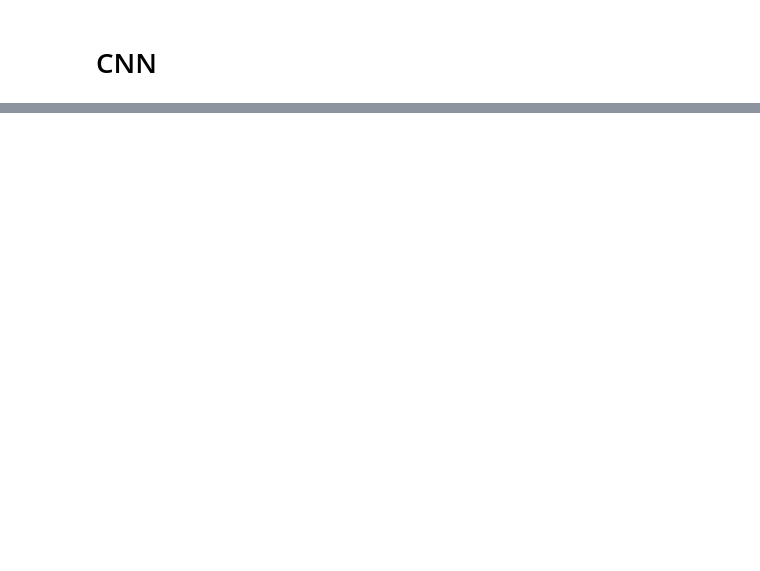
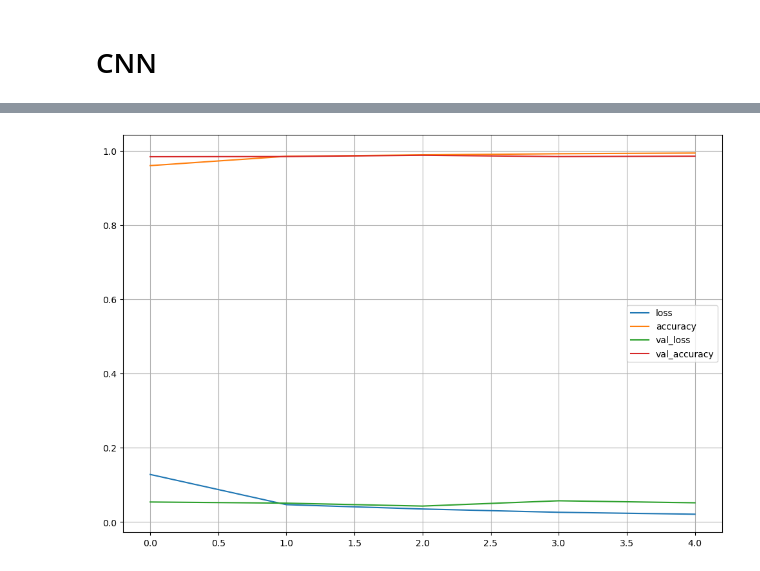
Before and after one commit to YoonJiHwan98/Sejoing_Univ_3-2, a Jupyter notebook: AI Class/과제6_17011733_윤지환.ipynb, the cells around one changed output, grey strips where cells are left out. Saved outputs shown, nothing was run; the diff lists cells and outputs as text; code cells hidden in the pictures; blank space fills up the shorter version.

```diff
--- a/AI Class/과제6_17011733_윤지환.ipynb
+++ b/AI Class/과제6_17011733_윤지환.ipynb
@@ -149,9 +149,9 @@ coufusion_matrix :
 # %% [markdown]
 ## RandomForest
 # %%
-from sklearn.ensemble import RandomForestClassifier  ## max_depth 를 너무 깊게 하면 안된다.. n_ 이것도 너무 깊게는 X...
+from sklearn.ensemble import RandomForestClassifier
 
-rnd_clf = RandomForestClassifier(n_estimators=500,max_leaf_nodes=16,random_state=42)# 위와 같은 조건으로 random forest 선언
+rnd_clf = RandomForestClassifier(n_estimators=500,max_depth=10,random_state=42)# 위와 같은 조건으로 random forest 선언
 rnd_clf.fit(X_train,y_train)# random forest classifier 학습
 # 심플하게 구현할 수 있는 장점이 있어서 랜덤포레스트를 자주 사용한다.
 # %% [output]
@@ -176,0 +179,12 @@ coufusion_matrix :
+# %%
+from sklearn.model_selection import GridSearchCV
+
+# GridSearchCV 를 통해 파라미터 튜닝을 진행
+tuned_parameters = {
+    'n_estimators' : [300],
+    'max_depth': range(2,10,1),
+    'min_samples_leaf': range(2,10,1),
+}
+
+model_grid = GridSearchCV(RandomForestClassifier(random_state=42,n_jobs=-1), tuned_parameters, cv=3, scoring="accuracy", verbose=2, refit=True)
+model_grid.fit(X_train, y_train)
@@ -177,5 +236,8 @@ coufusion_matrix :
 # %% [markdown]
 # CNN
+# %%
+X_train = X_train.values.reshape((-1,28 ,28))
+X_test = X_test.values.reshape((-1,28 ,28))
 # %%
 num_classes = 10
 
@@ -201,0 +282,10 @@ NameError: name 'input_shape' is not defined
+# %%
+import time
+
+model.compile(optimizer='adam', loss = 'sparse_categorical_crossentropy', metrics=['accuracy'])
+
+start_time = time.time()
+
+hist = model.fit(X_train, y_train, epochs=5, verbose = 1, validation_data=(X_test, y_test))
+
+print(f'Fit Time :{time.time() - start_time}')
@@ -201,0 +304,13 @@ NameError: name 'input_shape' is not defined
+# %%
+import matplotlib.pyplot as plt
+
+plot_target = ['loss' , 'accuracy', 'val_loss', 'val_accuracy']
+plt.figure(figsize=(12, 8))
+
+for each in plot_target:
+    plt.plot(hist.history[each], label = each)
+plt.legend()
+plt.grid()
+plt.show()
+# %% [output]
+[figure, added]
```
Also changed, not shown: parts of 27 cells of this notebook, 1 other file.
